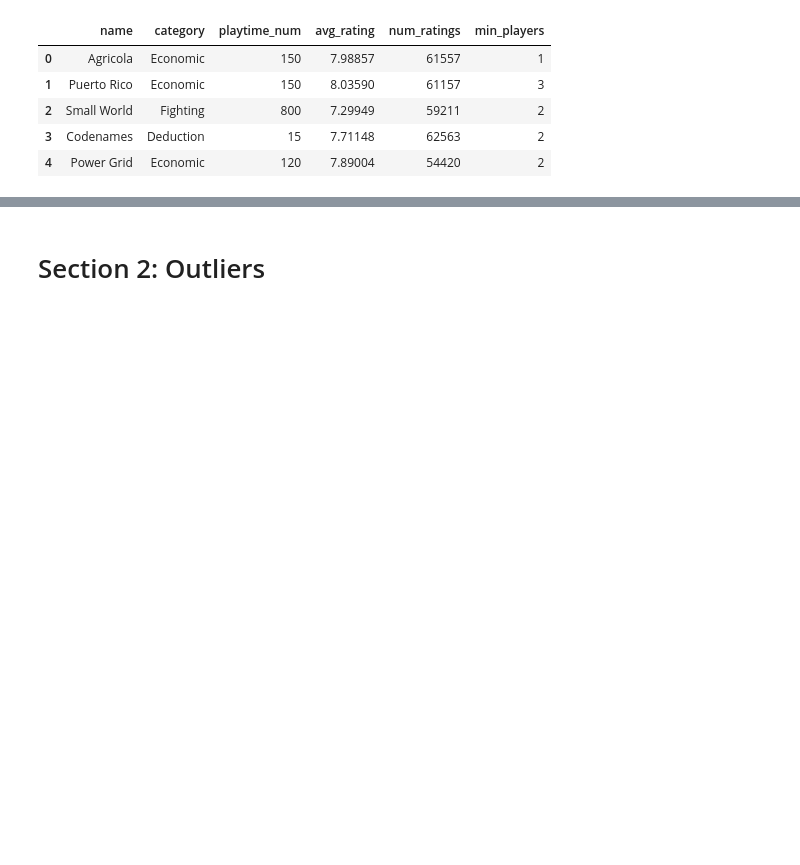
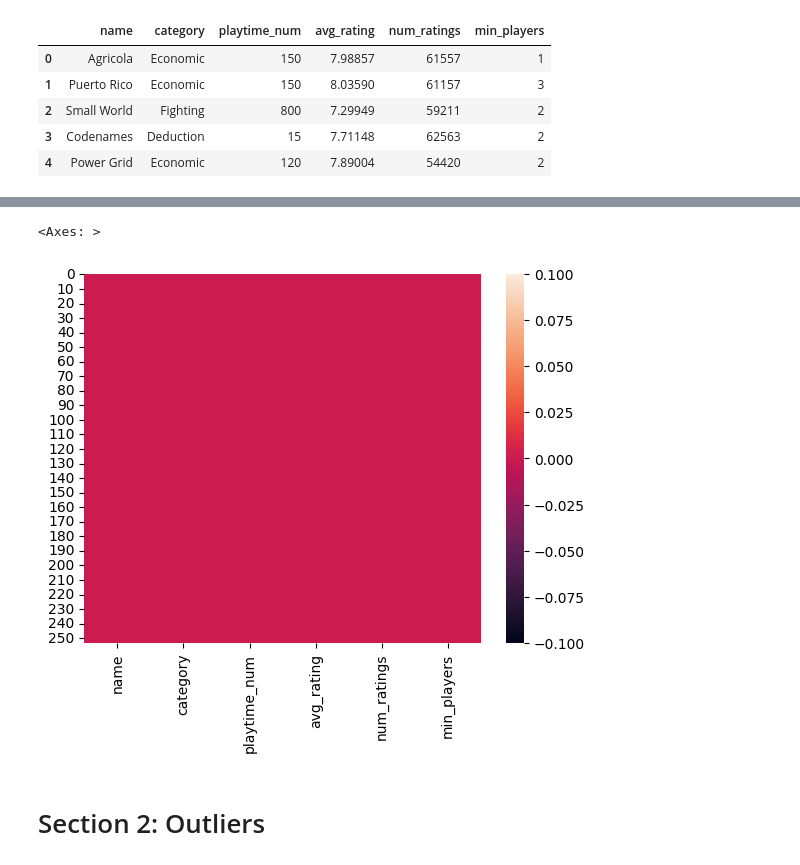
Before and after one commit to e3la/LC_Data_2023, a Jupyter notebook: Data_Cleaning/code/Data_Cleaning.ipynb, the cells around one changed output, grey strips where cells are left out. Cells and saved outputs as stored; diff of their text form; code cells hidden in the pictures; blank space fills up the shorter version.

```diff
--- a/Data_Cleaning/code/Data_Cleaning.ipynb
+++ b/Data_Cleaning/code/Data_Cleaning.ipynb
@@ -221,3 +221,8 @@ df1.head(20)
+# %%
+sns.heatmap(df.isnull())
+# %% [output]
+<Axes: >
+[figure, added]
 # %% [markdown]
 # Section 2: Outliers
 # %% [markdown]
```
Also changed, not shown: parts of 2 cells of this notebook.
